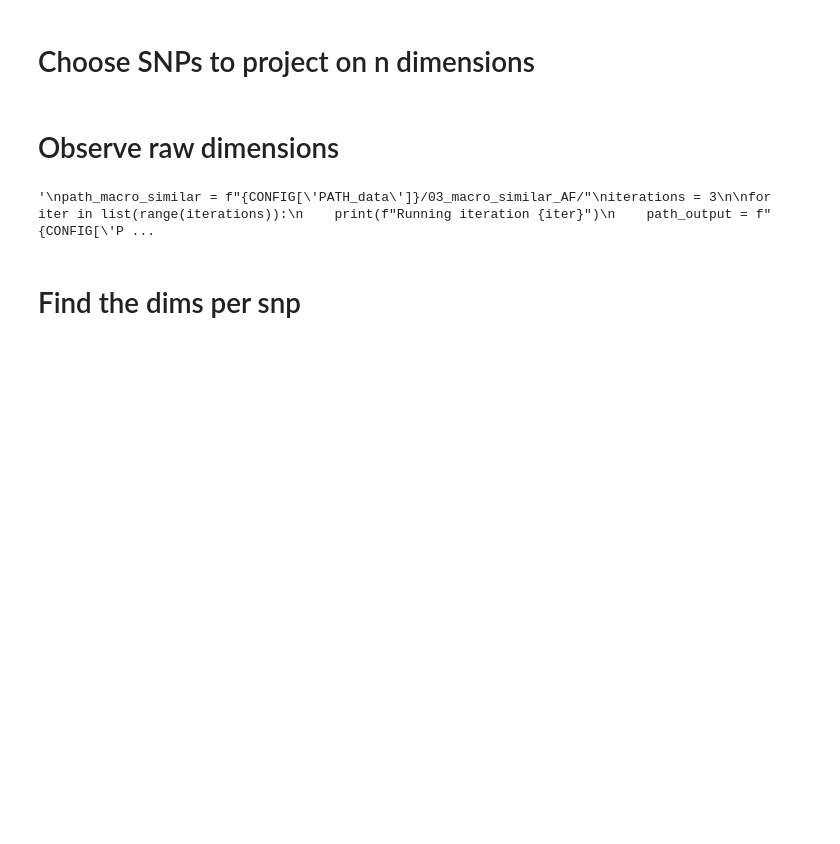
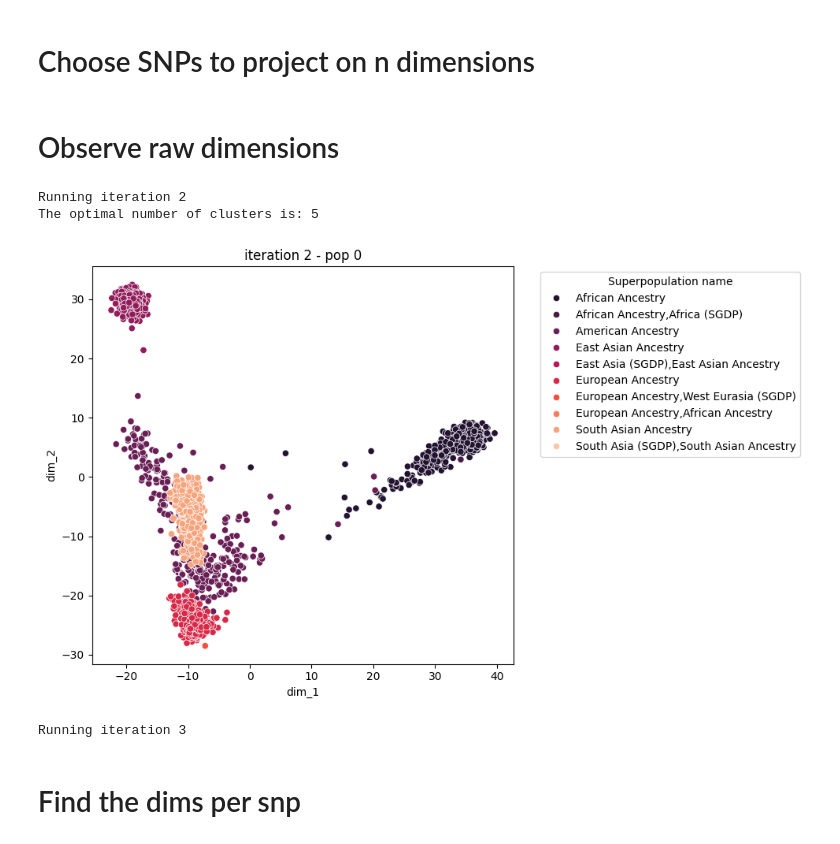
Before and after one commit to mat2m10/pca_projection, a Jupyter notebook: run_test.ipynb, the cells around one changed output. Drawn from its saved outputs; the diff is of its cells as text; code cells hidden in the pictures; blank space fills up the shorter version.

```diff
--- a/run_test.ipynb
+++ b/run_test.ipynb
@@ -82,15 +82,15 @@ ids = pd.read_pickle(path_ids)
 labels = pd.read_pickle(path_panel)
 ids = ids.merge(labels, left_on="IID", right_on="Sample name")
 # %%
-"""
 path_macro_similar = f"{CONFIG['PATH_data']}/03_macro_similar_AF/"
 iterations = 3
 
 for iter in list(range(iterations)):
+    iter += 2
     print(f"Running iteration {iter}")
     path_output = f"{CONFIG['PATH_data']}/iteration_{iter}/"
 
-    if iter == 0:
+    if iter == 2:
         ids[f"cluster_{iter}"] = f"{0}"
         os.makedirs(f"{path_output}/pop_{0}", exist_ok=True)
         ids.to_pickle(f"{path_output}/pop_{0}/ids.pkl")
@@ -111,36 +111,37 @@ for iter in list(range(iterations)):
             dim = PCs.split('PCs_')[1].split('.pkl')[0]
             path_PC = f"{path_output}/{PCs}"
             PCs = pd.read_pickle(f"{path_PC}")
             temp_ids = temp_ids.copy()
             temp_ids[dim] = list(PCs['PC1'])
             existing_dims.append(dim)
         labels = silhouette_score_clusters(temp_ids, existing_dims, plot=False)
         for element in labels:
             cluster_to_add.append(f"{sub_pop}_{element}")
 
     ids[f"cluster_{iter+1}"] = cluster_to_add
     ids.to_pickle(f"{CONFIG['PATH_data']}/iteration_{iter}/ids.pkl")
 
     # Vizualization
     path_input = f"{CONFIG['PATH_data']}/iteration_{iter}/"
     for pop in [f for f in os.listdir(path_input) if f.startswith('pop')]:
         pop = pop.split('pop_')[1]
         temp_ids = ids[ids[f"cluster_{iter}"] == pop]
         path_pop = f"{path_input}/pop_{pop}"
         for PCs in [f for f in os.listdir(path_pop) if f.startswith('PCs')]:
             dim = PCs.split('PCs_')[1].split('.pkl')[0]
             path_PC = f"{path_pop}/{PCs}"
             PCs = pd.read_pickle(f"{path_PC}")
             temp_ids = temp_ids.copy()
             temp_ids[dim] = list(PCs['PC1'])
         if len(list(temp_ids['Population name'].unique())) > 20:
             make_population_plot(temp_ids, 'dim_1', 'dim_2', 'Superpopulation name', f"iteration {iter} - pop {pop}", palette = 'rocket')
         else:
             make_population_plot(temp_ids, 'dim_1', 'dim_2', 'Population name', f"iteration {iter} - pop {pop}", palette = 'rocket')
-
-"""
 # %% [output]
-'\npath_macro_similar = f"{CONFIG[\'PATH_data\']}/03_macro_similar_AF/"\niterations = 3\n\nfor iter in list(range(iterations)):\n    print(f"Running iteration {iter}")\n    path_output = f"{CONFIG[\'P ...
+Running iteration 2
+The optimal number of clusters is: 5
+[figure, added]
+Running iteration 3
 # %% [markdown]
 # Find the dims per snp
 # %%
```
Also changed, not shown: parts of 7 cells of this notebook, 2 other files.
